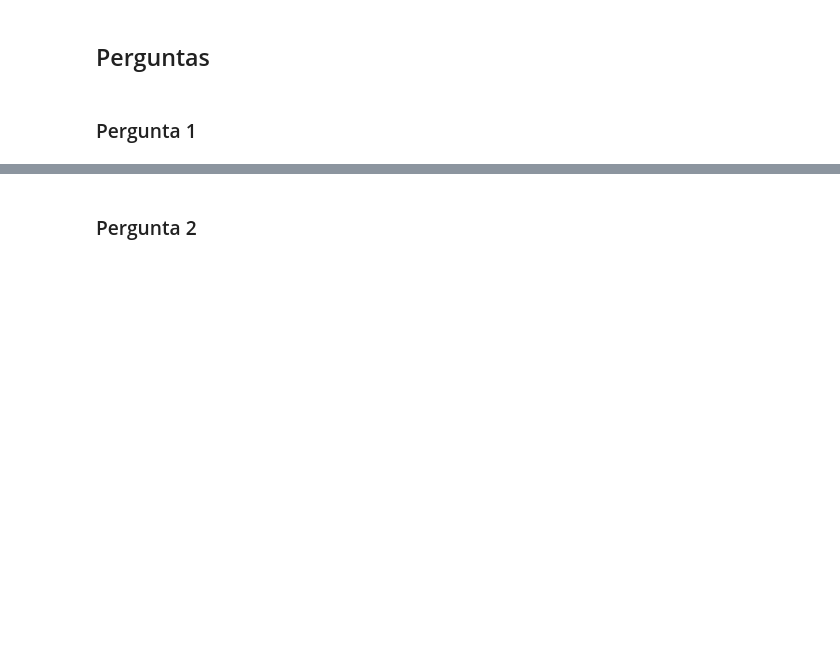
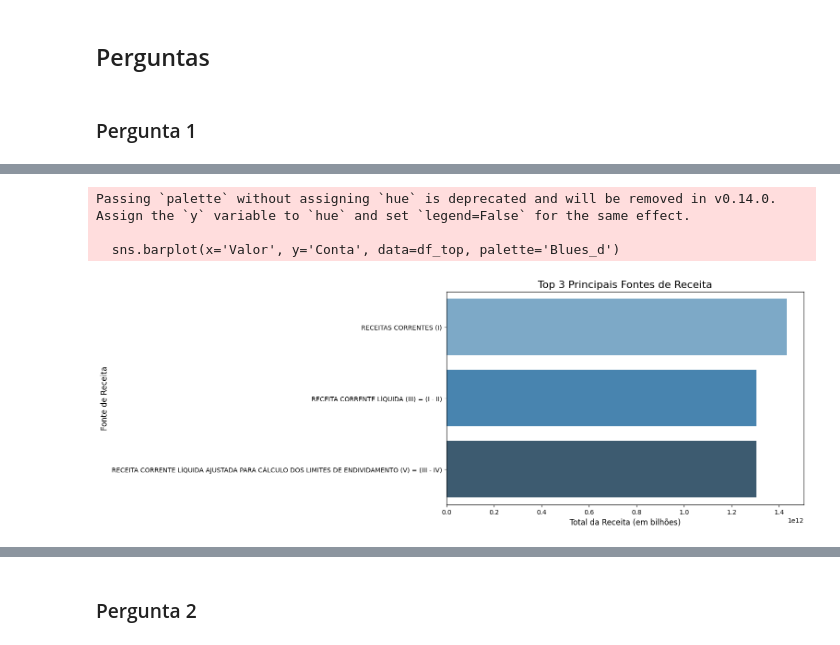
Before and after one commit to juliajgmb/projeto_icd, a Jupyter notebook: fase_Final.ipynb, the cells around one changed output, grey strips where cells are left out. Cells and saved outputs as stored; diff of their text form; code cells hidden in the pictures; blank space fills up the shorter version.

```diff
--- a/fase_Final.ipynb
+++ b/fase_Final.ipynb
@@ -301,3 +313,27 @@ plt.show()
+# %%
+# Selecionando os principais valores, por exemplo, os 10 maiores
+top_n = 3
+df_top = df_grouped_sorted.head(top_n)
+
+# Configurando o tamanho do gráfico
+plt.figure(figsize=(10, 6))
+
+
+# Criando o gráfico de barras com seaborn
+sns.barplot(x='Valor', y='Conta', data=df_top, palette='Blues_d')
+
+# Adicionando título e labels
+plt.title(f'Top {top_n} Principais Fontes de Receita', fontsize=16)
+plt.xlabel('Total da Receita (em bilhões)', fontsize=12)
+plt.ylabel('Fonte de Receita', fontsize=12)
+
+# Exibindo o gráfico
+plt.show()
+# %% [output]
+Passing `palette` without assigning `hue` is deprecated and will be removed in v0.14.0. Assign the `y` variable to `hue` and set `legend=False` for the same effect.
+
+  sns.barplot(x='Valor', y='Conta', data=df_top, palette='Blues_d')
+[figure, added]
 # %% [markdown]
 Analisando o gráfico Valor x Coluna, podemos perceber que as contas com maior valor é:
 - Receitas correntes(I)
```
Also changed, not shown: parts of 9 cells of this notebook.
